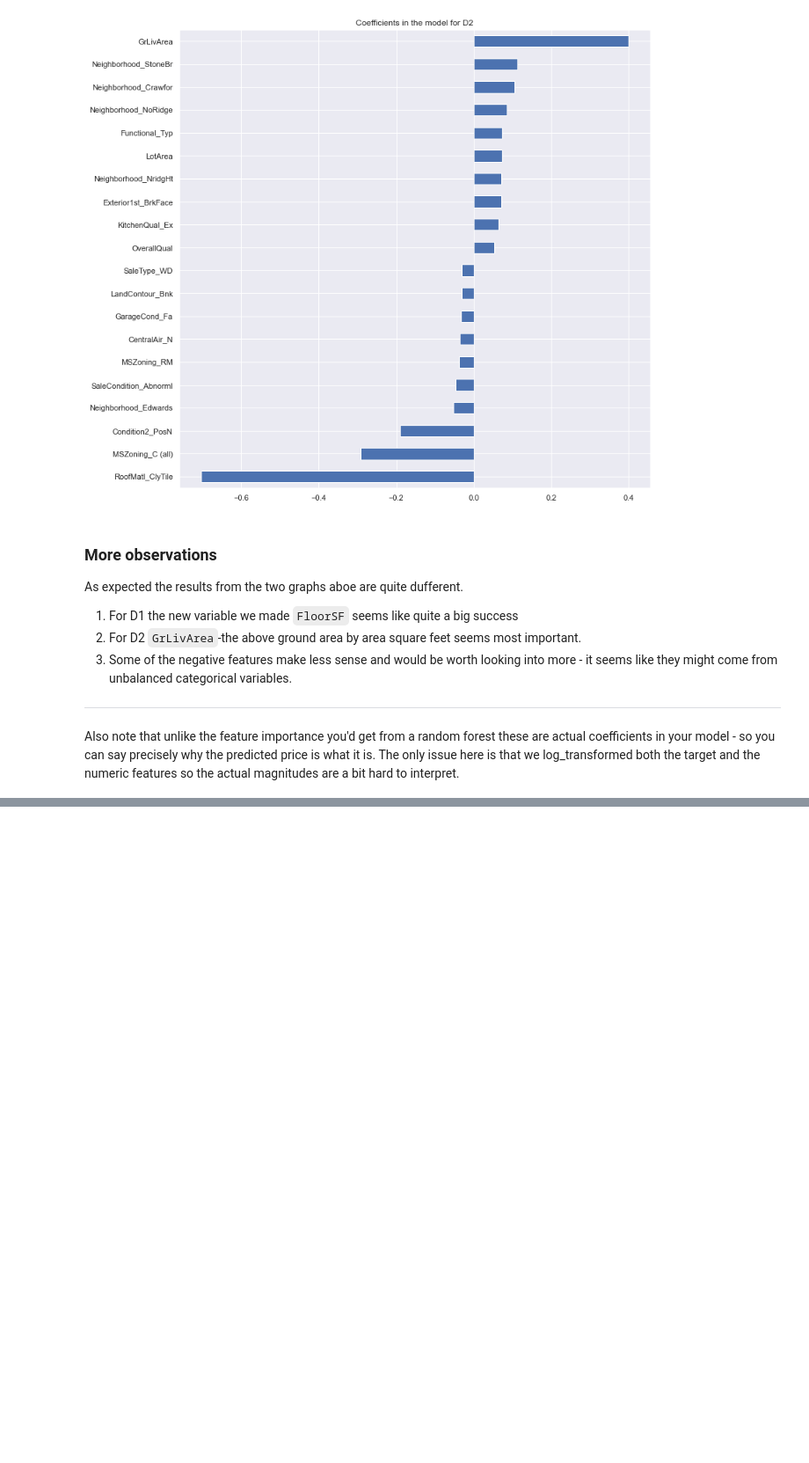
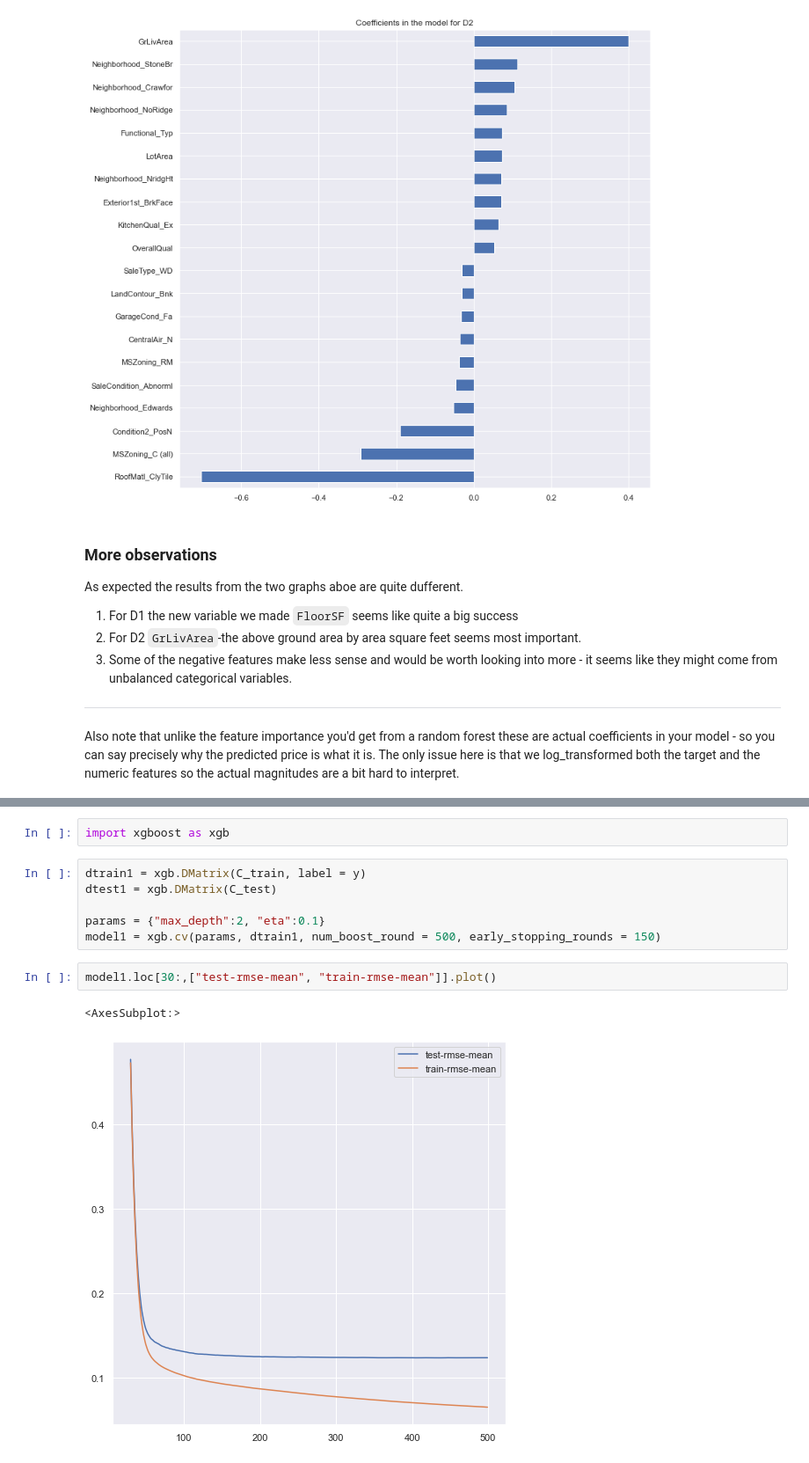
Before and after one commit to Ak-Gautam/Regularised_L_M, a Jupyter notebook: RLM.ipynb, the cells around one changed output, grey strips where cells are left out. Shown at 88% size. Cells and saved outputs as stored; diff of their text form; blank space fills up the shorter version.

```diff
--- a/RLM.ipynb
+++ b/RLM.ipynb
@@ -593,0 +619,13 @@ Also note that unlike the feature importance you'd get from a random forest thes
+# %%
+import xgboost as xgb
+# %%
+dtrain1 = xgb.DMatrix(C_train, label = y)
+dtest1 = xgb.DMatrix(C_test)
+
+params = {"max_depth":2, "eta":0.1}
+model1 = xgb.cv(params, dtrain1, num_boost_round = 500, early_stopping_rounds = 150)
+# %%
+model1.loc[30:,["test-rmse-mean", "train-rmse-mean"]].plot()
+# %% [output]
+<AxesSubplot:>
+[figure, added]
```
Also changed, not shown: parts of 8 cells of this notebook, 1 other file.
